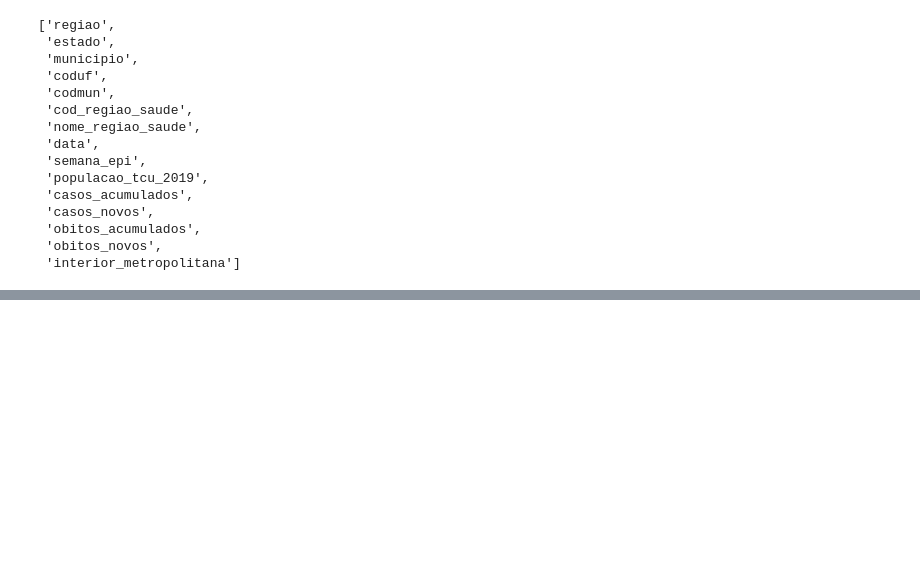
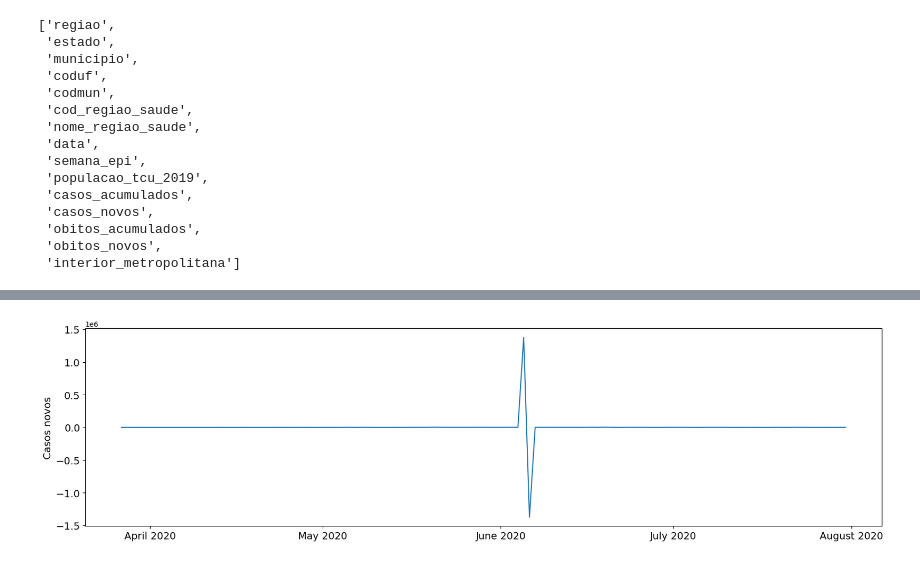
Before and after one commit to carloszan/covid-databricks, a Jupyter notebook: runners/01_silver.ipynb, the cells around one changed output, grey strips where cells are left out. Saved outputs shown, nothing was run; the diff lists cells and outputs as text; code cells hidden in the pictures; blank space fills up the shorter version.

```diff
--- a/runners/01_silver.ipynb
+++ b/runners/01_silver.ipynb
@@ -95,5 +95,5 @@ df.columns
 # %%
 from covid.silver import add_date_features
 
-df_date_added = add_date_features(df)
-len(df_date_added.columns) - len(df.columns)
+df = add_date_features(df)
+df.printSchema()
@@ -100,2 +118,7 @@ len(df_date_added.columns) - len(df.columns)
 # %%
+import pyspark.sql.functions as F
+
+rio_df = df.where((F.col("municipio") == ("Rio de Janeiro")) & (F.col("data") < "2020-08-01"))
+
+rio_df.show(10)
 # %% [output]
@@ -102,0 +142,29 @@ len(df_date_added.columns) - len(df.columns)
+# %%
+import matplotlib.dates
+import matplotlib.pyplot as plt
+import pandas as pd
+import seaborn as sns
+
+
+def plot(df_spark, label=""):
+    df = df_spark.toPandas()
+    plt.figure(figsize=(20, 5))
+    df["data"] = pd.to_datetime(df["data"])
+    plt.title(label)
+    sns.lineplot(data=df, y="casos_novos", x="data")
+
+    # Set major ticks every 3 months
+    plt.gca().xaxis.set_major_locator(matplotlib.dates.MonthLocator(interval=1))
+
+    # Format the date labels
+    plt.gca().xaxis.set_major_formatter(matplotlib.dates.DateFormatter("%B %Y"))
+
+    # plt.xticks(rotation=90)
+    plt.xlabel("")
+    plt.ylabel("Casos novos", {"size": 14})
+
+    plt.tick_params(axis="both", labelsize=14)
+# %%
+plot(rio_df)
+# %% [output]
+[figure, added]
```
Also changed, not shown: parts of 4 cells of this notebook.
